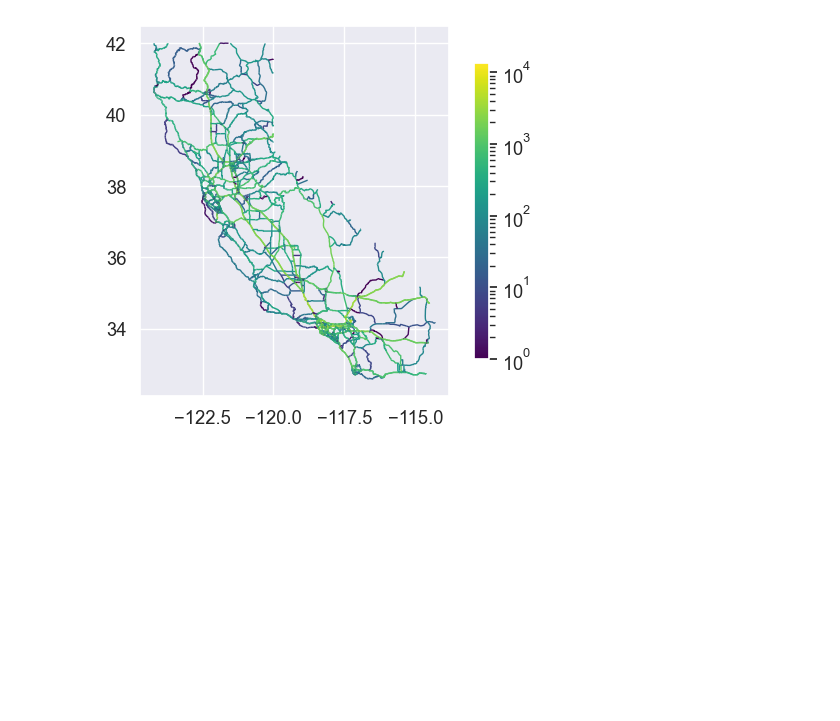
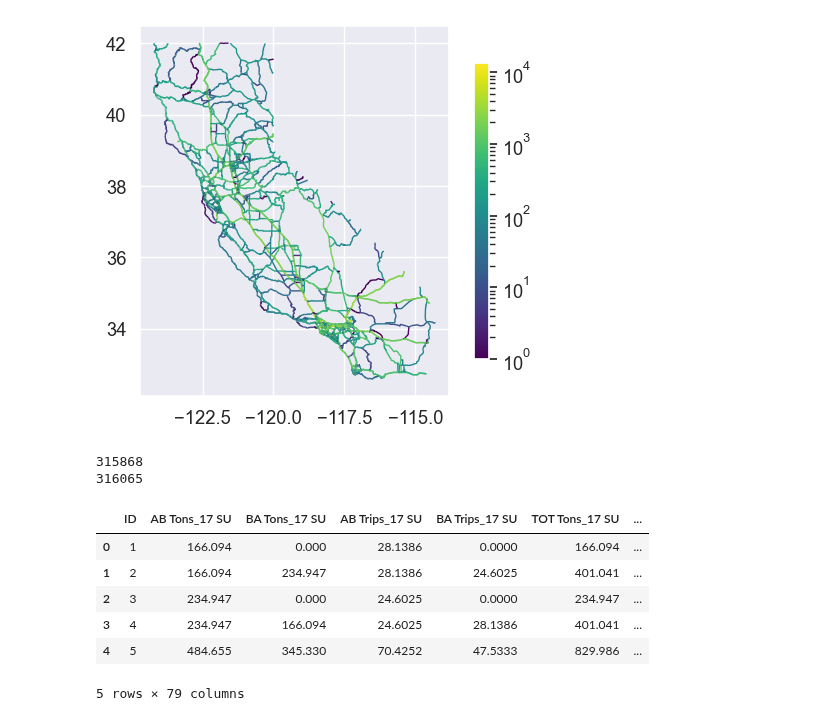
Before and after one commit to LBNL-UCB-STI/SynthFirm, a Jupyter notebook: input_generation/data_exploration/FAF5_network_processor.ipynb, the cells around one changed output. Cells and saved outputs as stored; diff of their text form; code cells hidden in the pictures; blank space fills up the shorter version.

```diff
--- a/input_generation/data_exploration/FAF5_network_processor.ipynb
+++ b/input_generation/data_exploration/FAF5_network_processor.ipynb
@@ -93,3 +92,28 @@ network_gdf_to_plot.plot(column = 'TOT Trips_17 Dom', cmap='viridis',
 vmt_df = pd.DataFrame(network_gdf_sel.drop(columns='geometry'))
 vmt_df.to_csv(os.path.join('Validation', 'FAF_domestic_VMT_2017.csv'),
              index = False)
+# %%
+# load truck by truck type
+
+CT_assignment_file = \
+'FAF5_2017_Highway_Assignment_Results/CSV Format/FAF5 Total CU Truck Flows by Commodity_2017.csv'
+
+CT_truck_flow_df = read_csv(os.path.join(path_to_file, CT_assignment_file))
+print(len(CT_truck_flow_df))
+
+SUT_assignment_file = \
+'FAF5_2017_Highway_Assignment_Results/CSV Format/FAF5 Total SU Truck Flows by Commodity_2017.csv'
+
+SUT_truck_flow_df = read_csv(os.path.join(path_to_file, SUT_assignment_file))
+print(len(SUT_truck_flow_df))
+SUT_truck_flow_df.head(5)
+# %% [output]
+315868
+316065
+|  | ID | AB Tons_17 SU | BA Tons_17 SU | AB Trips_17 SU | BA Trips_17 SU | TOT Tons_17 SU | ... |
+| 0 | 1 | 166.094 | 0.000 | 28.1386 | 0.0000 | 166.094 | ... |
+| 1 | 2 | 166.094 | 234.947 | 28.1386 | 24.6025 | 401.041 | ... |
+| 2 | 3 | 234.947 | 0.000 | 24.6025 | 0.0000 | 234.947 | ... |
+| 3 | 4 | 234.947 | 166.094 | 24.6025 | 28.1386 | 401.041 | ... |
+| 4 | 5 | 484.655 | 345.330 | 70.4252 | 47.5333 | 829.986 | ... |
+5 rows × 79 columns
```
Also changed, not shown: parts of 2 cells of this notebook.
